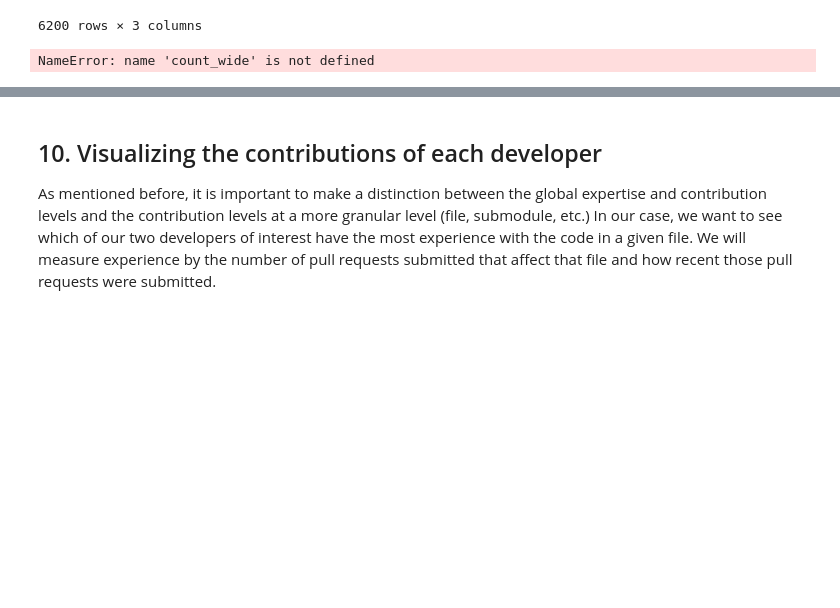
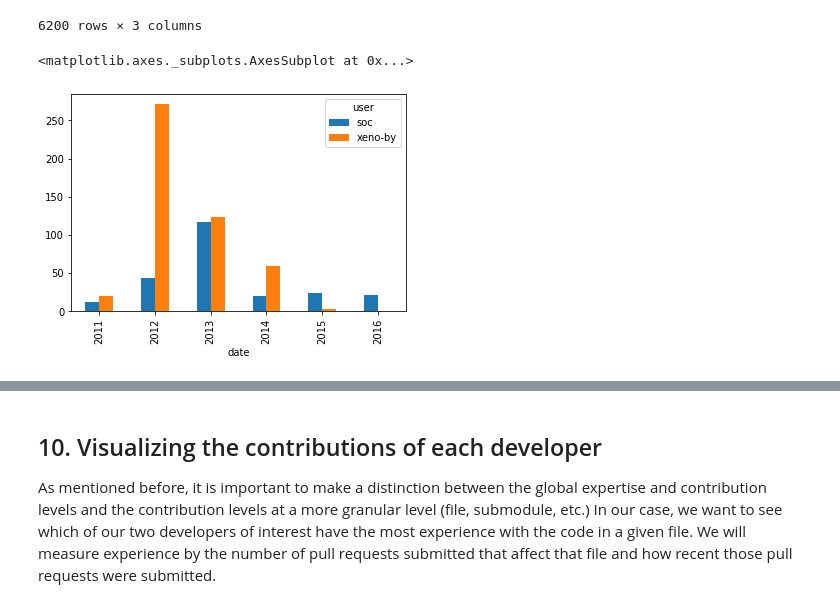
Before and after one commit to Hotlynn2/THE-GITHUB-HISTORY-OF-THE-SCALA-LANGUAGE, a Jupyter notebook: Scal Real-world project.ipynb, the cells around one changed output, grey strips where cells are left out. Drawn from its saved outputs; the diff is of its cells as text; code cells hidden in the pictures; blank space fills up the shorter version.

```diff
--- a/Scal Real-world project.ipynb
+++ b/Scal Real-world project.ipynb
@@ -324,19 +324,20 @@ pulls
 # %%
 %matplotlib inline
 
 # The developers we are interested in
 authors = ['xeno-by', 'soc']
 
 # Get all the developers' pull requests
 by_author = pulls[pulls['user'].isin(authors)]
 
 # Count the number of pull requests submitted each year
 counts = by_author.groupby([by_author['user'], by_author['date'].dt.year]).agg({'pid': 'count'}).reset_index()
 
 # Convert the table to a wide format
 counts_wide = counts.pivot_table(index='date', columns='user', values='pid', fill_value=0)
 
 # Plot the results
-count_wide.plot(kind = 'bar')
+counts_wide.plot(kind = 'bar')
 # %% [output]
-NameError: name 'count_wide' is not defined
+<matplotlib.axes._subplots.AxesSubplot at 0x...>
+[figure, added]
```
Also changed, not shown: parts of 2 cells of this notebook.
